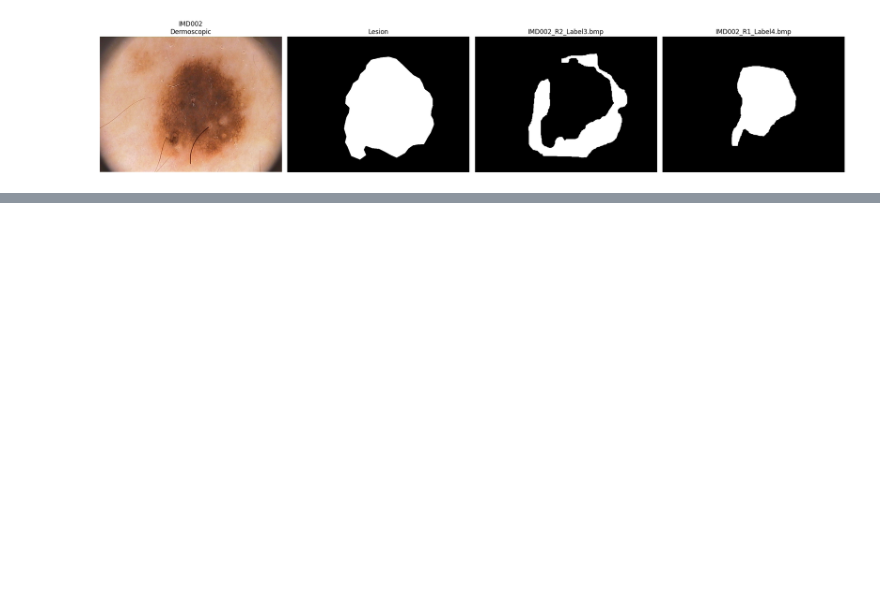
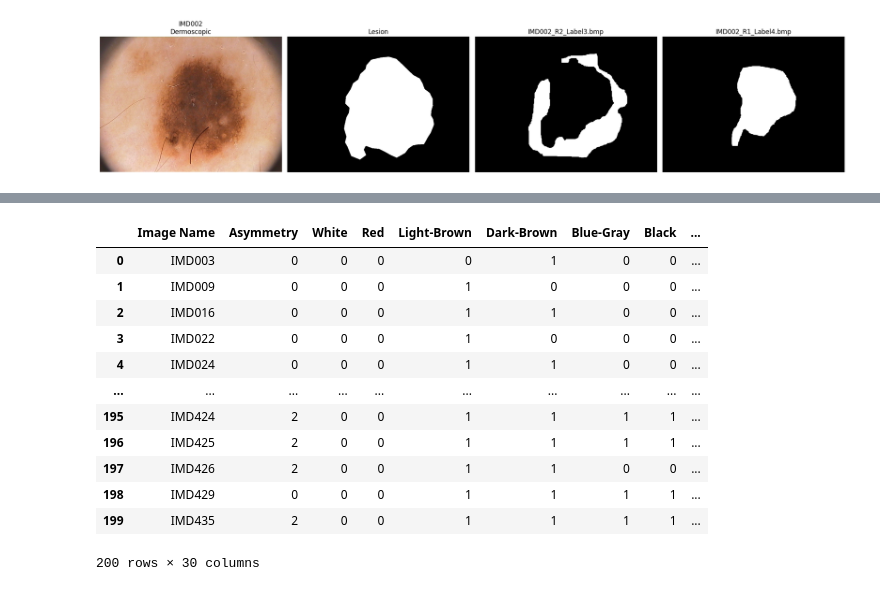
Before and after one commit to minyoungci/Ph2_research, a Jupyter notebook: main.ipynb, the cells around one changed output, grey strips where cells are left out. Drawn from its saved outputs; the diff is of its cells as text; code cells hidden in the pictures; blank space fills up the shorter version.

```diff
--- a/main.ipynb
+++ b/main.ipynb
@@ -177,0 +174,3 @@ else:
+# %%
+df = pd.read_csv("Ph2_dataset_2.csv", header=1)
+df
@@ -177,0 +298,3 @@ else:
+# %%
+list_of_case_ids = df["Image Name"].unique().tolist()
+print(list_of_case_ids[:10])
@@ -177,0 +303,29 @@ else:
+# %%
+features_list = []  # 여기에 각 이미지별 feature row를 저장
+
+for case_id in list_of_case_ids:
+    derm_path = f"{IMAGES_DIR}/{case_id}/{case_id}_Dermoscopic_Image/{case_id}.bmp"
+    lesion_path = f"{IMAGES_DIR}/{case_id}/{case_id}_lesion/{case_id}_lesion.bmp"
+
+    image = cv2.imread(derm_path)  # shape (H,W,3) BGR
+    mask  = cv2.imread(lesion_path, 0)  # shape (H,W), 0=gray
+
+    lesion_pixels = image[mask > 0]  # shape: (N, 3)
+    mean_bgr = lesion_pixels.mean(axis=0)  # [mean_B, mean_G, mean_R]
+    area = (mask > 0).sum()  # pixel count
+
+    # 4) 특성 dictionary 구성
+    features = {
+        "Image Name": case_id,
+        "area": area,
+        "mean_B": mean_bgr[0],
+        "mean_G": mean_bgr[1],
+        "mean_R": mean_bgr[2],
+        # 여기에 shape/border/color/texture 등 추가
+    }
+
+    features_list.append(features)
+
+# 5) DataFrame 변환
+df_img_features = pd.DataFrame(features_list)
+print(df_img_features.head())
@@ -177,0 +339,4 @@ else:
+# %%
+df_merged = pd.merge(df, df_img_features, on="Image Name", how="inner")
+print(df_merged.columns)
+print(df_merged.head())
@@ -177,0 +361,16 @@ else:
+# %%
+df_merged
+# %% [output]
+|  | Image Name | Asymmetry | White | Red | Light-Brown | Dark-Brown | Blue-Gray | Black | ... |
+| 0 | IMD003 | 0 | 0 | 0 | 0 | 1 | 0 | 0 | ... |
+| 1 | IMD009 | 0 | 0 | 0 | 1 | 0 | 0 | 0 | ... |
+| 2 | IMD016 | 0 | 0 | 0 | 1 | 1 | 0 | 0 | ... |
+| 3 | IMD022 | 0 | 0 | 0 | 1 | 0 | 0 | 0 | ... |
+| 4 | IMD024 | 0 | 0 | 0 | 1 | 1 | 0 | 0 | ... |
+| ... | ... | ... | ... | ... | ... | ... | ... | ... | ... |
+| 195 | IMD424 | 2 | 0 | 0 | 1 | 1 | 1 | 1 | ... |
+| 196 | IMD425 | 2 | 0 | 0 | 1 | 1 | 1 | 1 | ... |
+| 197 | IMD426 | 2 | 0 | 0 | 1 | 1 | 0 | 0 | ... |
+| 198 | IMD429 | 0 | 0 | 0 | 1 | 1 | 1 | 1 | ... |
+| 199 | IMD435 | 2 | 0 | 0 | 1 | 1 | 1 | 1 | ... |
+200 rows × 30 columns
```
Also changed, not shown: parts of 20 cells of this notebook, 2 other files.
